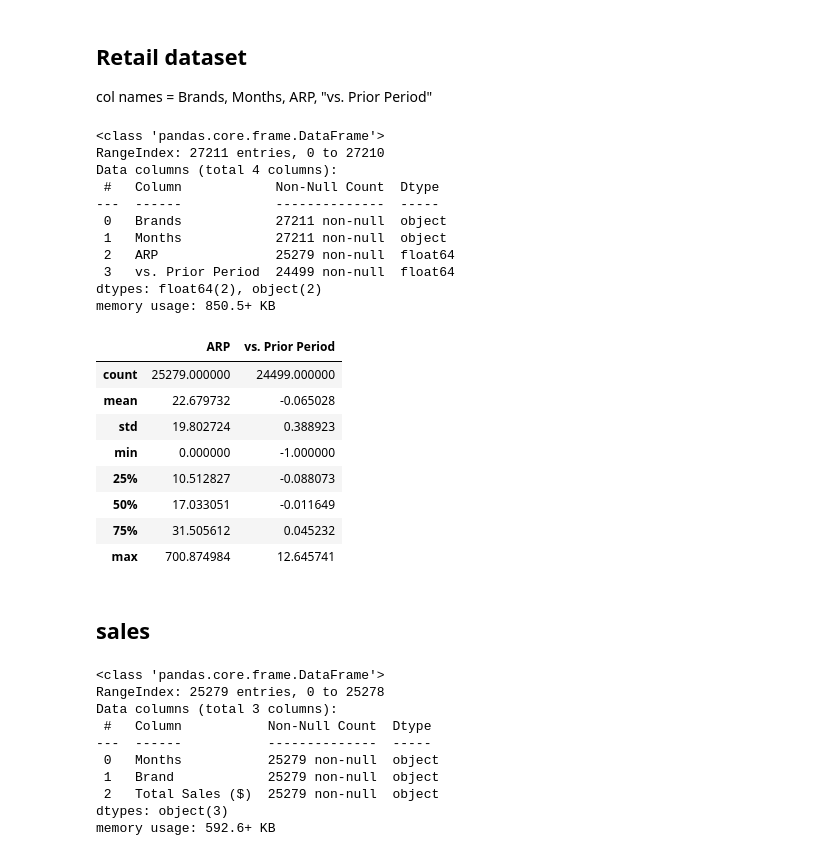
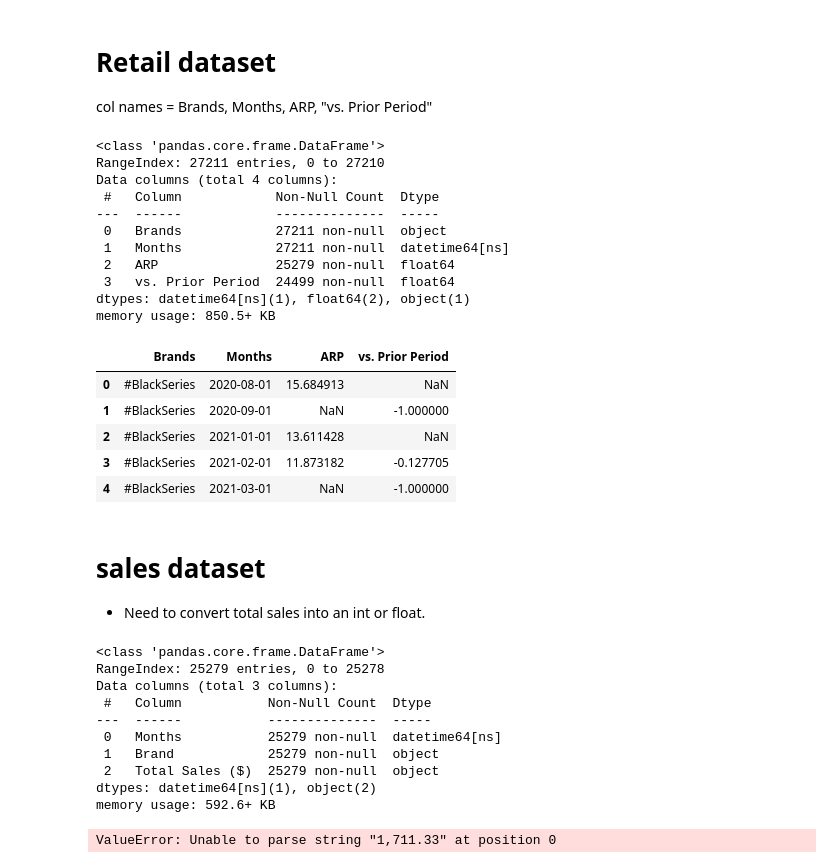
Before and after one commit to randallwc/CSM148.3, a Jupyter notebook: proj3.ipynb, the cells around one changed output. Cells and saved outputs as stored; diff of their text form; code cells hidden in the pictures.

```diff
--- a/proj3.ipynb
+++ b/proj3.ipynb
@@ -14,8 +14,13 @@ retail = pd.read_csv("data/BrandAverageRetailPrice.csv")
 details = pd.read_csv("data/BrandDetails.csv")
 sales = pd.read_csv("data/BrandTotalSales.csv")
 units = pd.read_csv("data/BrandTotalUnits.csv")
+
+#converting all of our months to datetime
+retail['Months'] = pd.to_datetime(retail['Months'])
+sales['Months'] = pd.to_datetime(sales['Months'])
+units['Months'] = pd.to_datetime(units['Months'])
 # %% [markdown]
-## Retail dataset
+# Retail dataset
 
 col names = Brands, Months, ARP, "vs. Prior Period"
 # %%
@@ -29,25 +34,23 @@ Data columns (total 4 columns):
  #   Column            Non-Null Count  Dtype
 ---  ------            --------------  -----
  0   Brands            27211 non-null  object
- 1   Months            27211 non-null  object
+ 1   Months            27211 non-null  datetime64[ns]
  2   ARP               25279 non-null  float64
  3   vs. Prior Period  24499 non-null  float64
-dtypes: float64(2), object(2)
+dtypes: datetime64[ns](1), float64(2), object(1)
 memory usage: 850.5+ KB
 # %%
-retail.describe()
+retail.head()
 # %% [output]
-|  | ARP | vs. Prior Period |
-| count | 25279.000000 | 24499.000000 |
-| mean | 22.679732 | -0.065028 |
-| std | 19.802724 | 0.388923 |
-| min | 0.000000 | -1.000000 |
-| 25% | 10.512827 | -0.088073 |
-| 50% | 17.033051 | -0.011649 |
-| 75% | 31.505612 | 0.045232 |
-| max | 700.874984 | 12.645741 |
+|  | Brands | Months | ARP | vs. Prior Period |
+| 0 | #BlackSeries | 2020-08-01 | 15.684913 | NaN |
+| 1 | #BlackSeries | 2020-09-01 | NaN | -1.000000 |
+| 2 | #BlackSeries | 2021-01-01 | 13.611428 | NaN |
+| 3 | #BlackSeries | 2021-02-01 | 11.873182 | -0.127705 |
+| 4 | #BlackSeries | 2021-03-01 | NaN | -1.000000 |
-# %% [markdown]
-## sales
+# %% [markdown]
+# sales dataset
+- Need to convert total sales into an int or float.
 # %%
 sales.info()
 # %% [output]
@@ -56,8 +59,14 @@ RangeIndex: 25279 entries, 0 to 25278
 Data columns (total 3 columns):
  #   Column           Non-Null Count  Dtype
 ---  ------           --------------  -----
- 0   Months           25279 non-null  object
+ 0   Months           25279 non-null  datetime64[ns]
  1   Brand            25279 non-null  object
  2   Total Sales ($)  25279 non-null  object
-dtypes: object(3)
+dtypes: datetime64[ns](1), object(2)
 memory usage: 592.6+ KB
+# %%
+# Concert total sales feature into floats
+sales['Total Sales ($)'] = sales['Total Sales ($)'].str[:8]
+sales['Total Sales ($)'] = pd.to_numeric(sales['Total Sales ($)'])
+# %% [output]
+ValueError: Unable to parse string "1,711.33" at position 0
```
Also changed, not shown: parts of 23 cells of this notebook.
